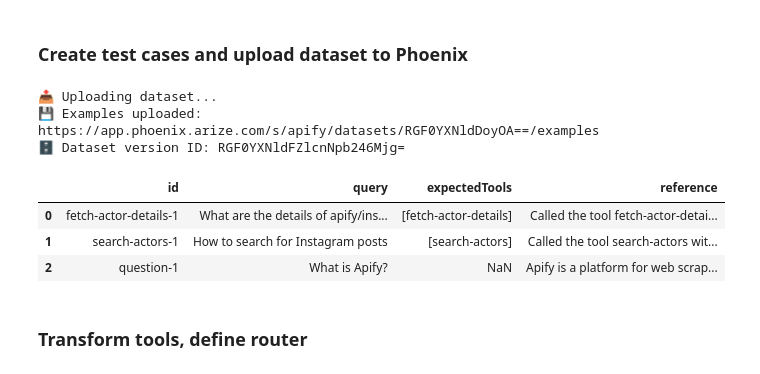
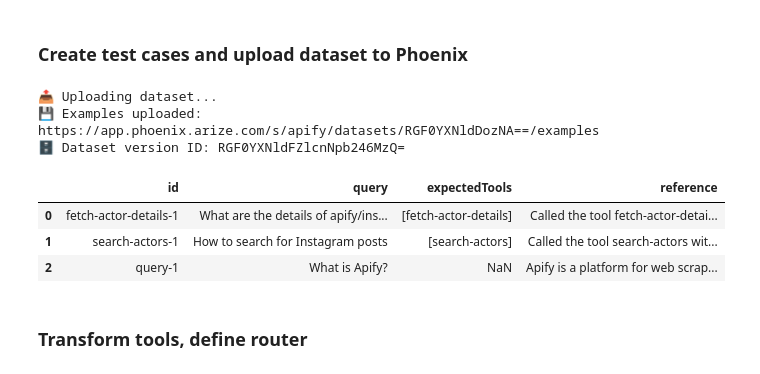
Before and after one commit to apify/apify-mcp-server, a Jupyter notebook: evals/evaluation_2025.ipynb, the cells around one changed output. Cells and saved outputs as stored; diff of their text form; code cells hidden in the pictures.

````diff
--- a/evals/evaluation_2025.ipynb
+++ b/evals/evaluation_2025.ipynb
@@ -611,38 +611,46 @@ tool_responses = [
       "expectedTools": ["fetch-actor-details"],
       "reference": "Called the tool fetch-actor-details with input apify/instagram-scraper"
     },
     {
         "id": "search-actors-1",
         "query": "How to search for Instagram posts",
         "expectedTools": ["search-actors"],
         "reference": "Called the tool search-actors with input: 'instagram posts'"
     },
     {
-        "id": "question-1",
+        "id": "query-1",
         "query": "What is Apify?",
         "reference": "Apify is a platform for web scraping and automation"
     }
 ]
+
+# ```
+# - user: Search for the weather MCP server and then add it into the available tools
+# - assistant: I'll help you to do that
+#- tool_use: search-actors, "input": {"search": "weather mcp","limit": 5}
+#- tool_use_id: 12, content: Tool \"search-actors\" successful, Actor found: jiri.spilka/wheather-mcp-server
+#- assistant:
+#```
 
 
 tool_calling_df = pd.DataFrame.from_records(tool_responses)
 
 dataset = px_client.upload_dataset(
     dataframe=tool_calling_df,
     dataset_name=f"tool_calling_ground_truth_{id}",
-    input_keys=["query",],
+    input_keys=["query"],
     output_keys=["expectedTools", "reference"],
 )
 
 tool_calling_df
 # %% [output]
 📤 Uploading dataset...
-💾 Examples uploaded: https://app.phoenix.arize.com/s/apify/datasets/RGF0YXNldDoyOA==/examples
-🗄️ Dataset version ID: RGF0YXNldFZlcnNpb246Mjg=
+💾 Examples uploaded: https://app.phoenix.arize.com/s/apify/datasets/RGF0YXNldDozNA==/examples
+🗄️ Dataset version ID: RGF0YXNldFZlcnNpb246MzQ=
 |  | id | query | expectedTools | reference |
 | 0 | fetch-actor-details-1 | What are the details of apify/ins... | [fetch-actor-details] | Called the tool fetch-actor-detai... |
 | 1 | search-actors-1 | How to search for Instagram posts | [search-actors] | Called the tool search-actors wit... |
-| 2 | question-1 | What is Apify? | NaN | Apify is a platform for web scrap... |
+| 2 | query-1 | What is Apify? | NaN | Apify is a platform for web scrap... |
 # %%
 dataset_id = "RGF0YXNldDoyOA=="
 dataset = px_client.get_dataset(id=dataset_id)
````
Also changed, not shown: parts of 1 cell of this notebook, 5 other files.
